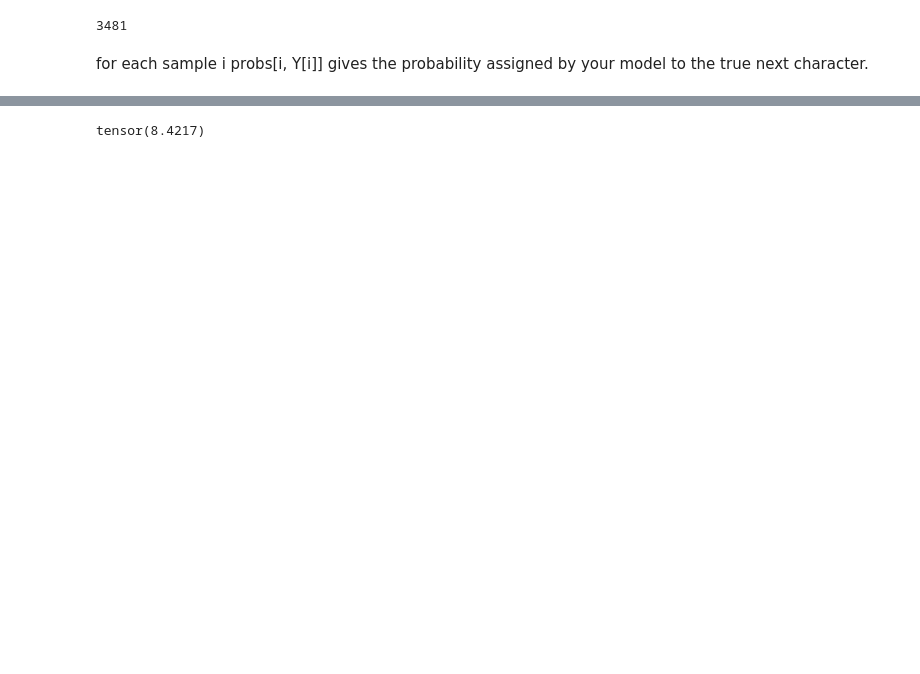
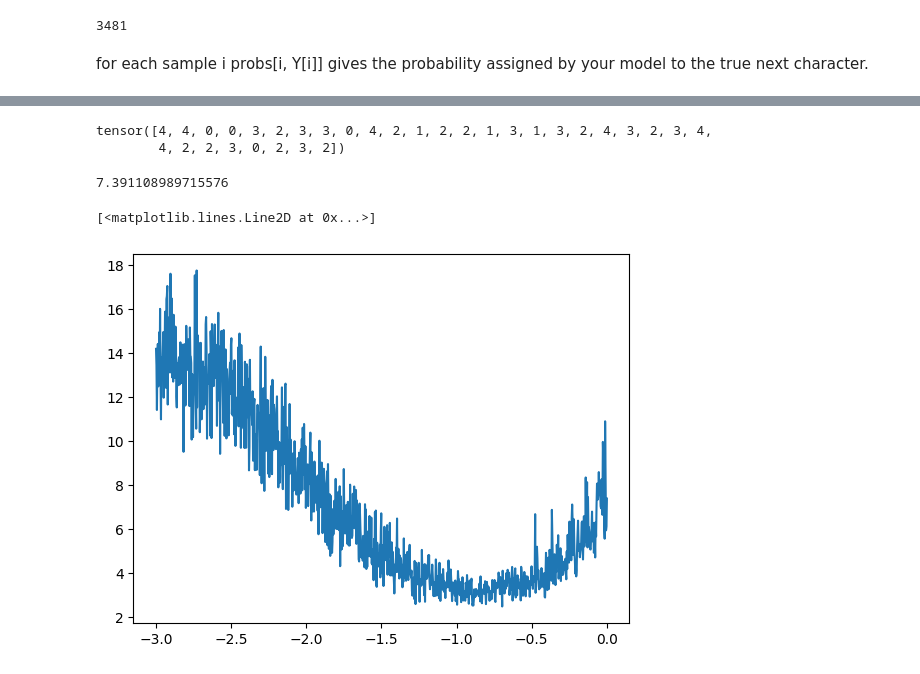
Before and after one commit to JagdeepSingh13/deep_learning_ng, a Jupyter notebook: andrej_k/makemore/makemore_mlp.ipynb, the cells around one changed output, grey strips where cells are left out. Cells and saved outputs as stored; diff of their text form; code cells hidden in the pictures; blank space fills up the shorter version.

Commit message:
using variable lr

```diff
--- a/andrej_k/makemore/makemore_mlp.ipynb
+++ b/andrej_k/makemore/makemore_mlp.ipynb
@@ -174,6 +193,8 @@ b1 = torch.randn(100, generator=g)
 w2 = torch.randn((100, 27), generator=g)
 b2 = torch.randn(27, generator=g)
 params = [C, w1, b1, w2, b2]
+for p in params:
+  p.requires_grad = True
 # %%
 sum(p.nelement() for p in params)  # total params
 # %% [output]
@@ -191,6 +233,0 @@ logits = h @ w2 + b2
-# %%
-# fn. to calculate loss (more efficient and less memory)
-loss = F.cross_entropy(logits, Y)
-loss
-# %% [output]
-tensor(8.4217)
@@ -205,0 +234,47 @@ for p in params:
+# %%
+# batching as many examples
+# 32 ints between 0 - range
+torch.randint(0, X.shape[0], (32,))
+# %% [output]
+tensor([4, 4, 0, 0, 3, 2, 3, 3, 0, 4, 2, 1, 2, 2, 1, 3, 1, 3, 2, 4, 3, 2, 3, 4,
+        4, 2, 2, 3, 0, 2, 3, 2])
+# %%
+# start with a lr = 0.001 and move till 1
+lre = torch.linspace(-3, 0, steps=1000)
+lrs = 10**lre
+# %%
+lri = []
+lossi = []
+for i in range(1000):
+  # mini batch construct
+  ix = torch.randint(0, X.shape[0], (32,))
+
+  emb = C[X[ix]]      # now -> (32, 3, 2)
+  h = torch.tanh(emb.view(-1, 6) @ w1 + b1)
+  logits = h @ w2 + b2
+  loss = F.cross_entropy(logits, Y[ix])
+  # print(loss.item())
+
+  # backward pass
+  for p in params:
+    p.grad = None
+  loss.backward()
+
+  # update
+  # also using diff. lr's
+  lr = lrs[i]
+  for p in params:
+    p.data += -lr * p.grad
+
+  lri.append(lre[i])
+  lossi.append(loss.item())
+
+print(loss.item())
+# %% [output]
+7.391108989715576
+# %%
+plt.plot(lri, lossi)
+# we can see lr = 0.1 is good enough
+# %% [output]
+[<matplotlib.lines.Line2D at 0x...>]
+[figure, added]
```
Also changed, not shown: parts of 4 cells of this notebook.
